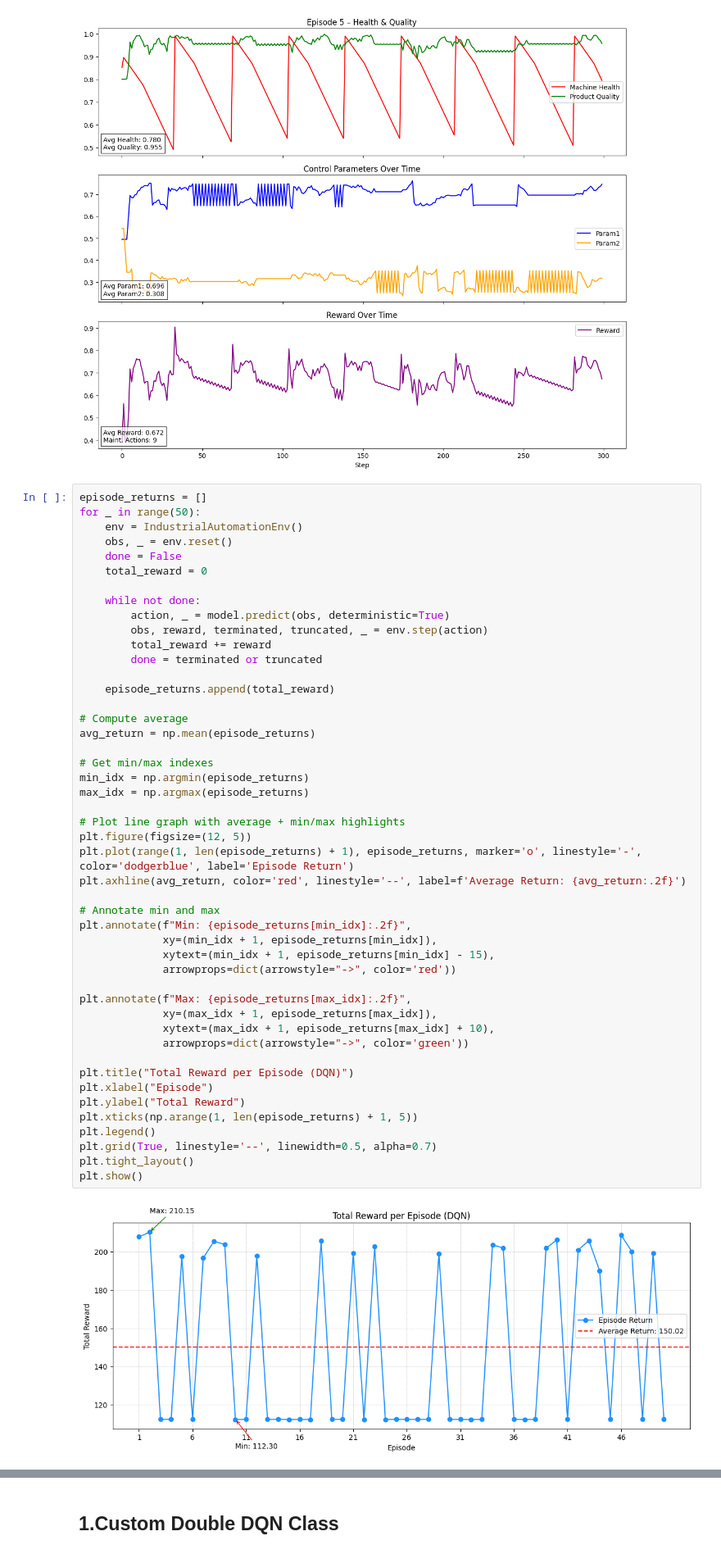
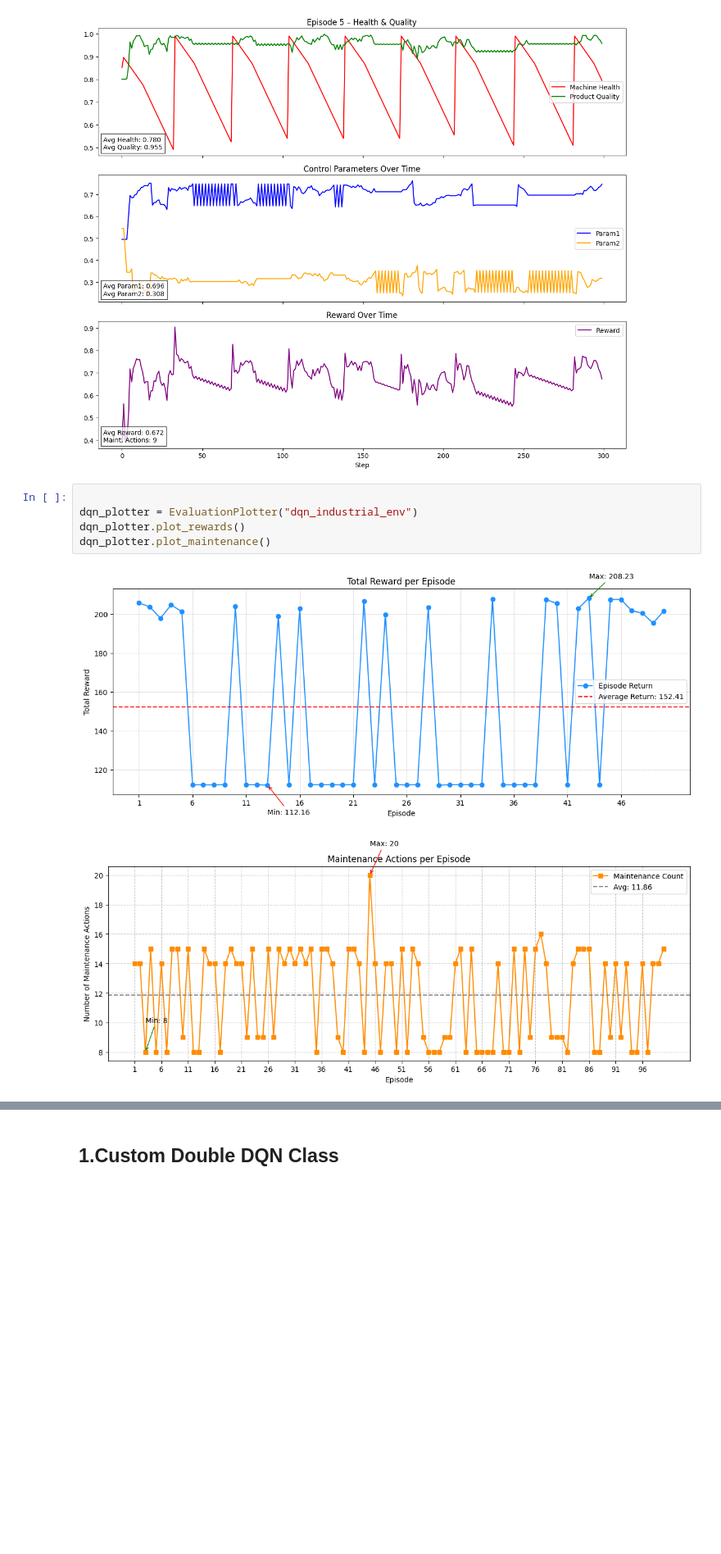
Before and after one commit to Atharvamu/aipal-industrial-dqn, a Jupyter notebook: dqn_sb3.ipynb, the cells around one changed output, grey strips where cells are left out. Shown at 82% size. Drawn from its saved outputs; the diff is of its cells as text; blank space fills up the shorter version.

```diff
--- a/dqn_sb3.ipynb
+++ b/dqn_sb3.ipynb
@@ -268,55 +372,14 @@ Episode 4 completed
 [figure]
 Episode 5 completed
 [figure]
-# %%
-episode_returns = []
-for _ in range(50):
-    env = IndustrialAutomationEnv()
-    obs, _ = env.reset()
-    done = False
-    total_reward = 0
-
-    while not done:
-        action, _ = model.predict(obs, deterministic=True)
-        obs, reward, terminated, truncated, _ = env.step(action)
-        total_reward += reward
-        done = terminated or truncated
-
-    episode_returns.append(total_reward)
-
-# Compute average
-avg_return = np.mean(episode_returns)
-
-# Get min/max indexes
-min_idx = np.argmin(episode_returns)
-max_idx = np.argmax(episode_returns)
-
-# Plot line graph with average + min/max highlights
-plt.figure(figsize=(12, 5))
-plt.plot(range(1, len(episode_returns) + 1), episode_returns, marker='o', linestyle='-', color='dodgerblue', label='Episode Return')
-plt.axhline(avg_return, color='red', linestyle='--', label=f'Average Return: {avg_return:.2f}')
-
-# Annotate min and max
-plt.annotate(f"Min: {episode_returns[min_idx]:.2f}",
-             xy=(min_idx + 1, episode_returns[min_idx]),
-             xytext=(min_idx + 1, episode_returns[min_idx] - 15),
-             arrowprops=dict(arrowstyle="->", color='red'))
-
-plt.annotate(f"Max: {episode_returns[max_idx]:.2f}",
-             xy=(max_idx + 1, episode_returns[max_idx]),
-             xytext=(max_idx + 1, episode_returns[max_idx] + 10),
-             arrowprops=dict(arrowstyle="->", color='green'))
-
-plt.title("Total Reward per Episode (DQN)")
-plt.xlabel("Episode")
-plt.ylabel("Total Reward")
-plt.xticks(np.arange(1, len(episode_returns) + 1, 5))
-plt.legend()
-plt.grid(True, linestyle='--', linewidth=0.5, alpha=0.7)
-plt.tight_layout()
-plt.show()
-# %% [output]
-[figure, removed]
+# %%
+
+dqn_plotter = EvaluationPlotter("dqn_industrial_env")
+dqn_plotter.plot_rewards()
+dqn_plotter.plot_maintenance()
+# %% [output]
+[figure, added]
+[figure, added]
 # %% [markdown]
 ## 🔍 Interpreting DQN Performance: Are We Missing Something?
 
```
Also changed, not shown: parts of 5 cells of this notebook.
